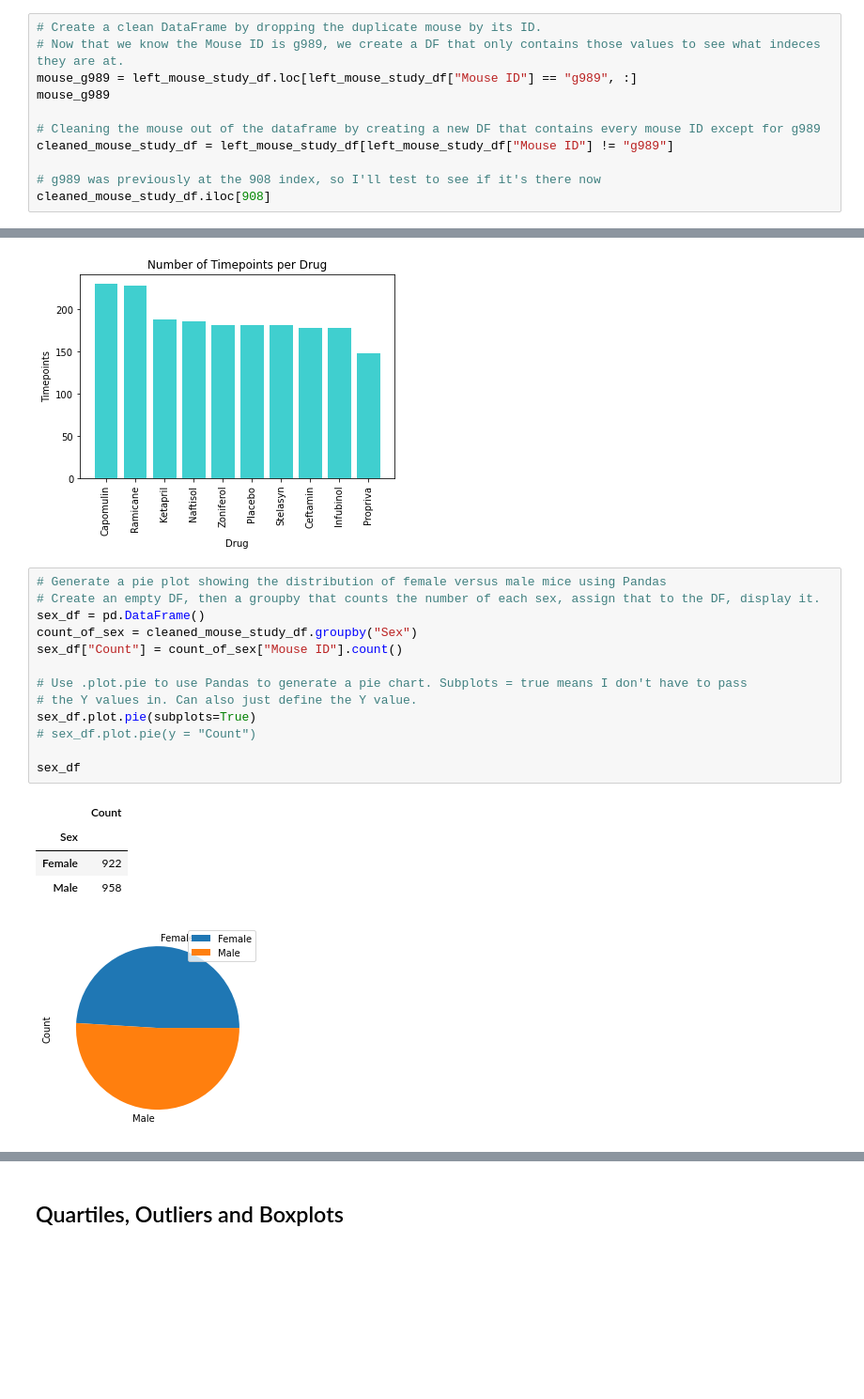
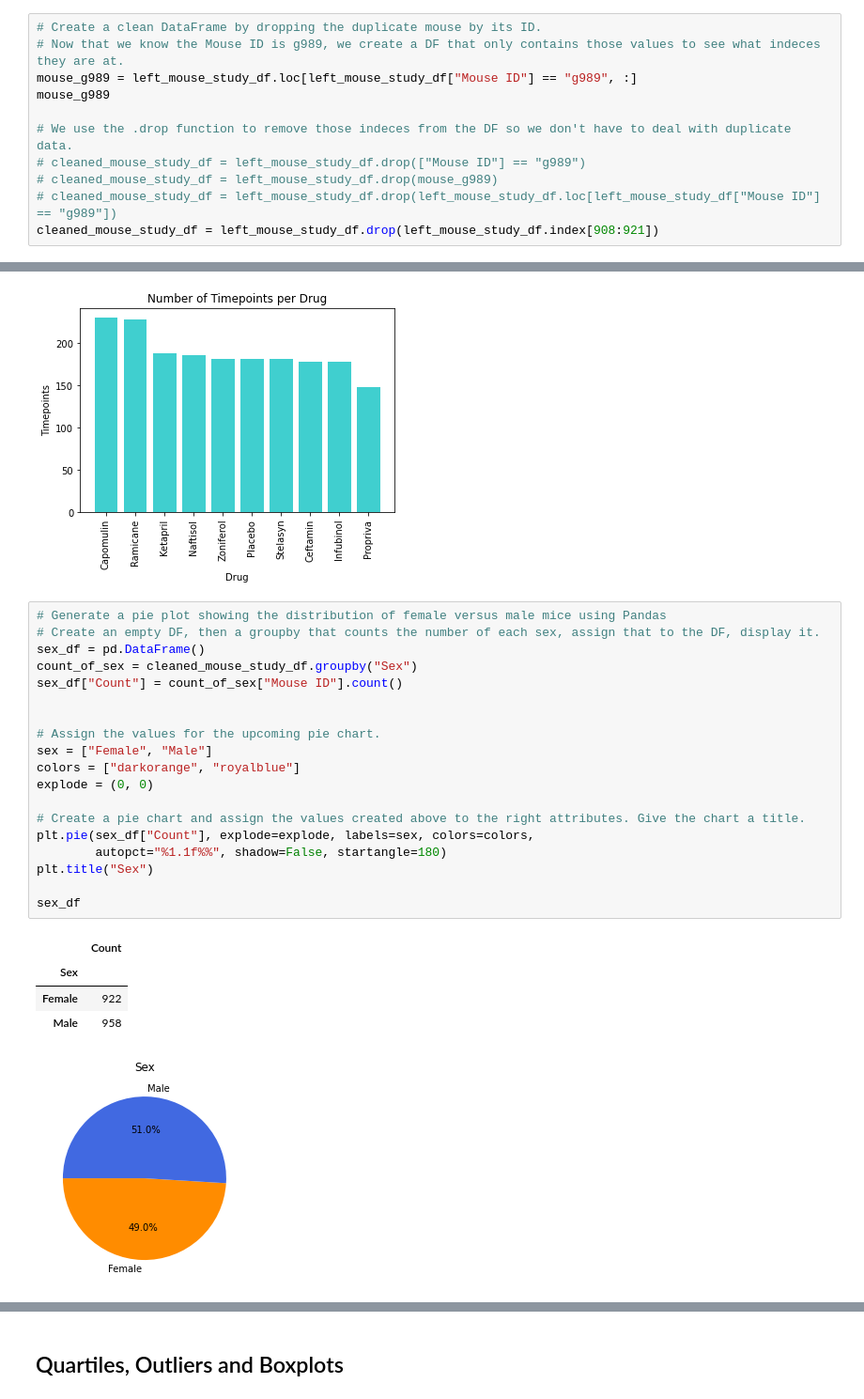
Before and after one commit to Rufuz42/pymaceuticals, a Jupyter notebook: pymaceuticals_starter.ipynb, the cells around one changed output, grey strips where cells are left out. Shown at 94% size. Saved outputs shown, nothing was run; the diff lists cells and outputs as text; blank space fills up the shorter version.

Commit message:
Final version
I think. With analysis of the data.

```diff
--- a/pymaceuticals_starter.ipynb
+++ b/pymaceuticals_starter.ipynb
@@ -90,8 +95,8 @@ dupe_mouse
 mouse_g989 = left_mouse_study_df.loc[left_mouse_study_df["Mouse ID"] == "g989", :]
 mouse_g989
 
-# Cleaning the mouse out of the dataframe by creating a new DF that contains every mouse ID except for g989
-cleaned_mouse_study_df = left_mouse_study_df[left_mouse_study_df["Mouse ID"] != "g989"]
-
-# g989 was previously at the 908 index, so I'll test to see if it's there now
-cleaned_mouse_study_df.iloc[908]
+# We use the .drop function to remove those indeces from the DF so we don't have to deal with duplicate data.
+# cleaned_mouse_study_df = left_mouse_study_df.drop(["Mouse ID"] == "g989")
+# cleaned_mouse_study_df = left_mouse_study_df.drop(mouse_g989)
+# cleaned_mouse_study_df = left_mouse_study_df.drop(left_mouse_study_df.loc[left_mouse_study_df["Mouse ID"] == "g989"])
+cleaned_mouse_study_df = left_mouse_study_df.drop(left_mouse_study_df.index[908:921])
@@ -222,22 +217,28 @@ plt.show()
 # %%
 # Generate a pie plot showing the distribution of female versus male mice using Pandas
 # Create an empty DF, then a groupby that counts the number of each sex, assign that to the DF, display it.
 sex_df = pd.DataFrame()
 count_of_sex = cleaned_mouse_study_df.groupby("Sex")
 sex_df["Count"] = count_of_sex["Mouse ID"].count()
 
-# Use .plot.pie to use Pandas to generate a pie chart. Subplots = true means I don't have to pass
-# the Y values in. Can also just define the Y value.
-sex_df.plot.pie(subplots=True)
-# sex_df.plot.pie(y = "Count")
+
+# Assign the values for the upcoming pie chart.
+sex = ["Female", "Male"]
+colors = ["darkorange", "royalblue"]
+explode = (0, 0)
+
+# Create a pie chart and assign the values created above to the right attributes. Give the chart a title.
+plt.pie(sex_df["Count"], explode=explode, labels=sex, colors=colors,
+        autopct="%1.1f%%", shadow=False, startangle=180)
+plt.title("Sex")
 
 sex_df
 # %% [output]
 |  | Count |
 | Sex |  |
 | Female | 922 |
 | Male | 958 |
-[figure, old version]
+[figure, new version]
 # %%
 # Generate a pie plot showing the distribution of female versus male mice using pyplot
 # Take the DF created above and plot it as a pie chart.
```
Also changed, not shown: parts of 3 cells of this notebook, 1 other file.
